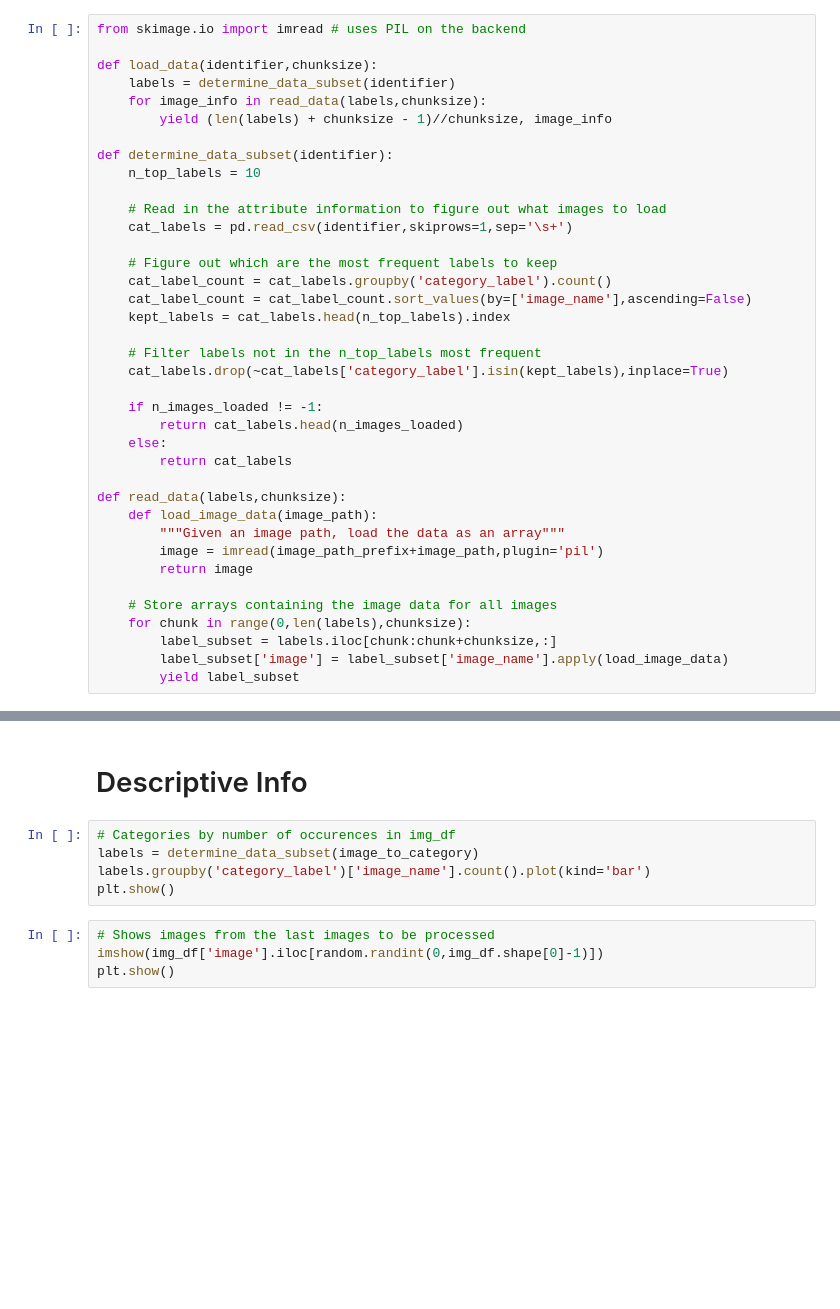
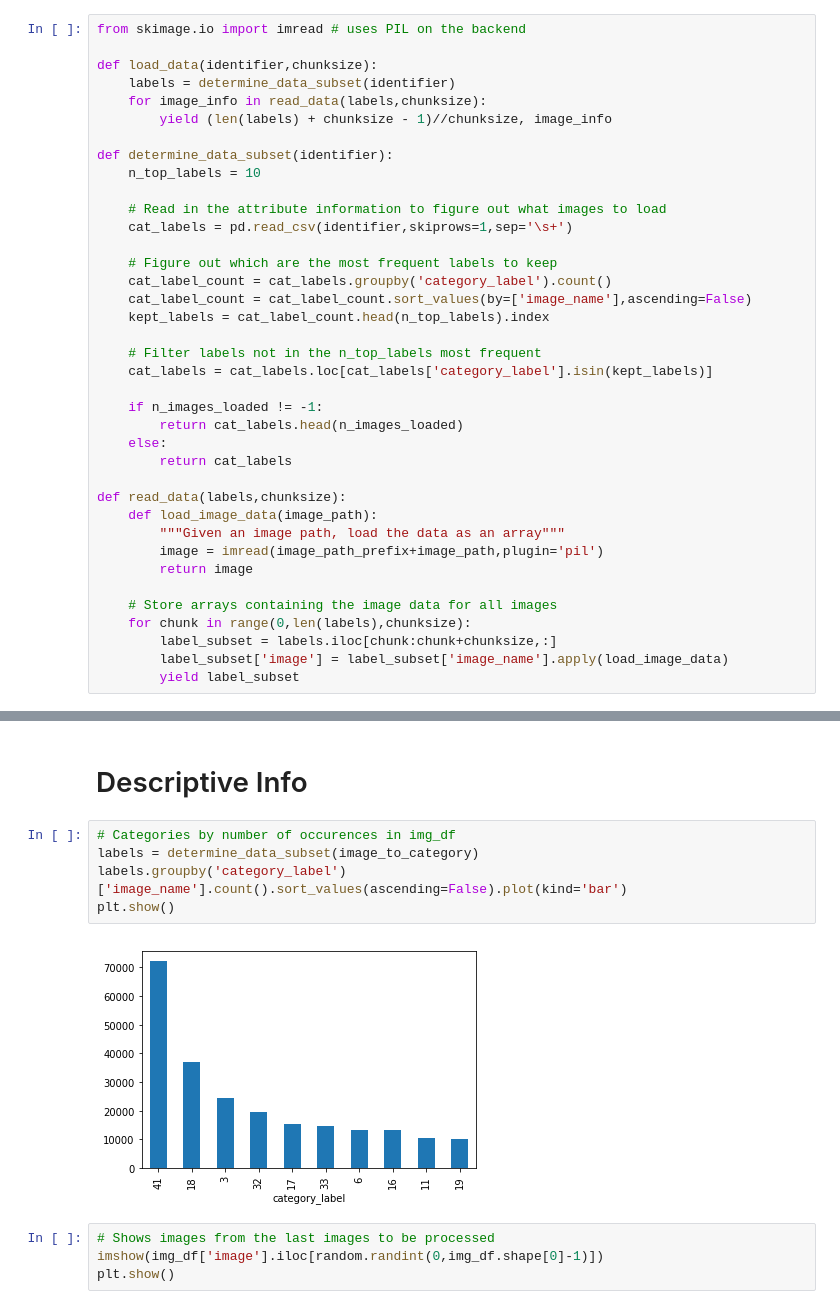
Before and after one commit to magee256/clothing_object_recognition, a Jupyter notebook: category_classifier.ipynb, the cells around one changed output, grey strips where cells are left out. Drawn from its saved outputs; the diff is of its cells as text; blank space fills up the shorter version.

Commit message:
Fix subsetting problem for image labels

```diff
--- a/category_classifier.ipynb
+++ b/category_classifier.ipynb
@@ -39,10 +39,10 @@ def determine_data_subset(identifier):
     # Figure out which are the most frequent labels to keep
     cat_label_count = cat_labels.groupby('category_label').count()
     cat_label_count = cat_label_count.sort_values(by=['image_name'],ascending=False)
-    kept_labels = cat_labels.head(n_top_labels).index
+    kept_labels = cat_label_count.head(n_top_labels).index
 
     # Filter labels not in the n_top_labels most frequent
-    cat_labels.drop(~cat_labels['category_label'].isin(kept_labels),inplace=True)
+    cat_labels = cat_labels.loc[cat_labels['category_label'].isin(kept_labels)]
 
     if n_images_loaded != -1:
         return cat_labels.head(n_images_loaded)
@@ -208,8 +198,10 @@ KeyboardInterrupt:
 # %%
 # Categories by number of occurences in img_df
 labels = determine_data_subset(image_to_category)
-labels.groupby('category_label')['image_name'].count().plot(kind='bar')
+labels.groupby('category_label')['image_name'].count().sort_values(ascending=False).plot(kind='bar')
 plt.show()
+# %% [output]
+[figure, added]
 # %%
 # Shows images from the last images to be processed
 imshow(img_df['image'].iloc[random.randint(0,img_df.shape[0]-1)])
```
Also changed, not shown: parts of 2 cells of this notebook.
